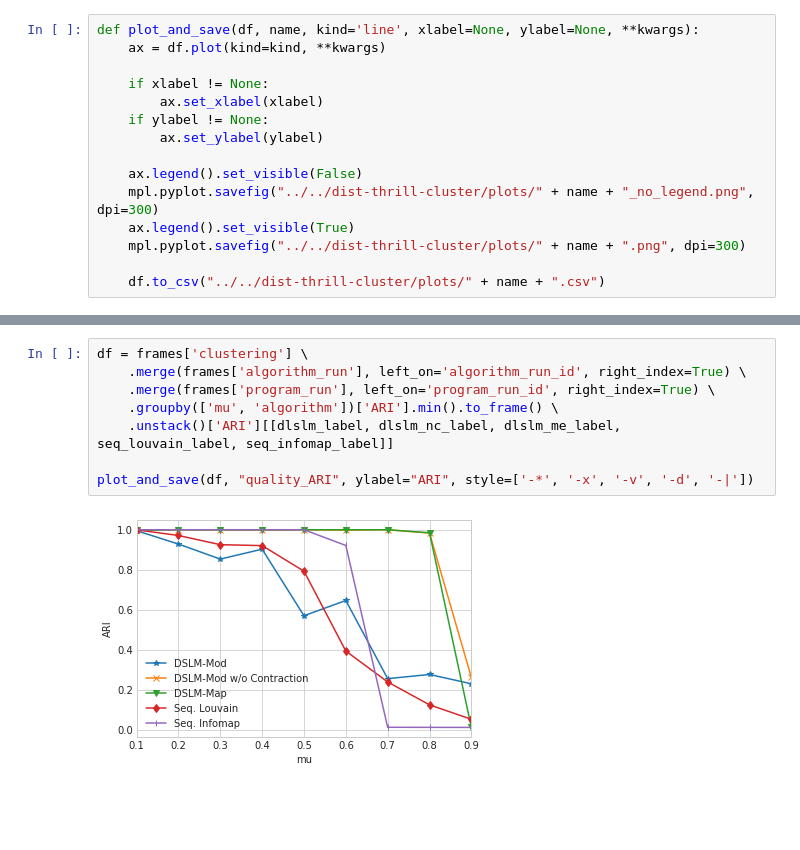
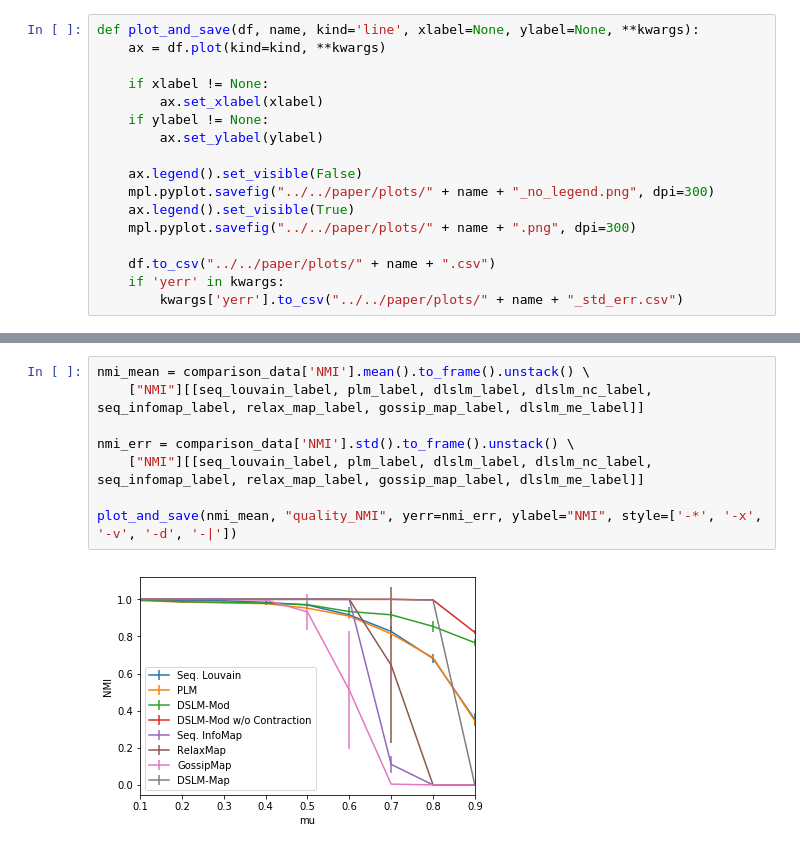
Before and after one commit to kit-algo/distributed_clustering_thrill, a Jupyter notebook: analysis/Paper - Quality.ipynb, the cells around one changed output, grey strips where cells are left out. Drawn from its saved outputs; the diff is of its cells as text; blank space fills up the shorter version.

```diff
--- a/analysis/Paper - Quality.ipynb
+++ b/analysis/Paper - Quality.ipynb
@@ -20,11 +18,13 @@ def plot_and_save(df, name, kind='line', xlabel=None, ylabel=None, **kwargs):
         ax.set_ylabel(ylabel)
 
     ax.legend().set_visible(False)
-    mpl.pyplot.savefig("../../dist-thrill-cluster/plots/" + name + "_no_legend.png", dpi=300)
+    mpl.pyplot.savefig("../../paper/plots/" + name + "_no_legend.png", dpi=300)
     ax.legend().set_visible(True)
-    mpl.pyplot.savefig("../../dist-thrill-cluster/plots/" + name + ".png", dpi=300)
+    mpl.pyplot.savefig("../../paper/plots/" + name + ".png", dpi=300)
 
-    df.to_csv("../../dist-thrill-cluster/plots/" + name + ".csv")
+    df.to_csv("../../paper/plots/" + name + ".csv")
+    if 'yerr' in kwargs:
+        kwargs['yerr'].to_csv("../../paper/plots/" + name + "_std_err.csv")
 # %%
 data = {}
 
@@ -110,10 +76,10 @@ plot_and_save(df, "quality_NMI", ylabel="NMI", style=['-*', '-x', '-v', '-d', '-
-# %%
-df = frames['clustering'] \
-    .merge(frames['algorithm_run'], left_on='algorithm_run_id', right_index=True) \
-    .merge(frames['program_run'], left_on='program_run_id', right_index=True) \
-    .groupby(['mu', 'algorithm'])['ARI'].min().to_frame() \
-    .unstack()['ARI'][[dlslm_label, dlslm_nc_label, dlslm_me_label, seq_louvain_label, seq_infomap_label]]
-
-plot_and_save(df, "quality_ARI", ylabel="ARI", style=['-*', '-x', '-v', '-d', '-|'])
-# %% [output]
-[figure, removed]
+# %%
+nmi_mean = comparison_data['NMI'].mean().to_frame().unstack() \
+    ["NMI"][[seq_louvain_label, plm_label, dlslm_label, dlslm_nc_label, seq_infomap_label, relax_map_label, gossip_map_label, dlslm_me_label]]
+
+nmi_err = comparison_data['NMI'].std().to_frame().unstack() \
+    ["NMI"][[seq_louvain_label, plm_label, dlslm_label, dlslm_nc_label, seq_infomap_label, relax_map_label, gossip_map_label, dlslm_me_label]]
+
+plot_and_save(nmi_mean, "quality_NMI", yerr=nmi_err, ylabel="NMI", style=['-*', '-x', '-v', '-d', '-|'])
+# %% [output]
+[figure, added]
```
Also changed, not shown: parts of 8 cells of this notebook, 3 other files.
